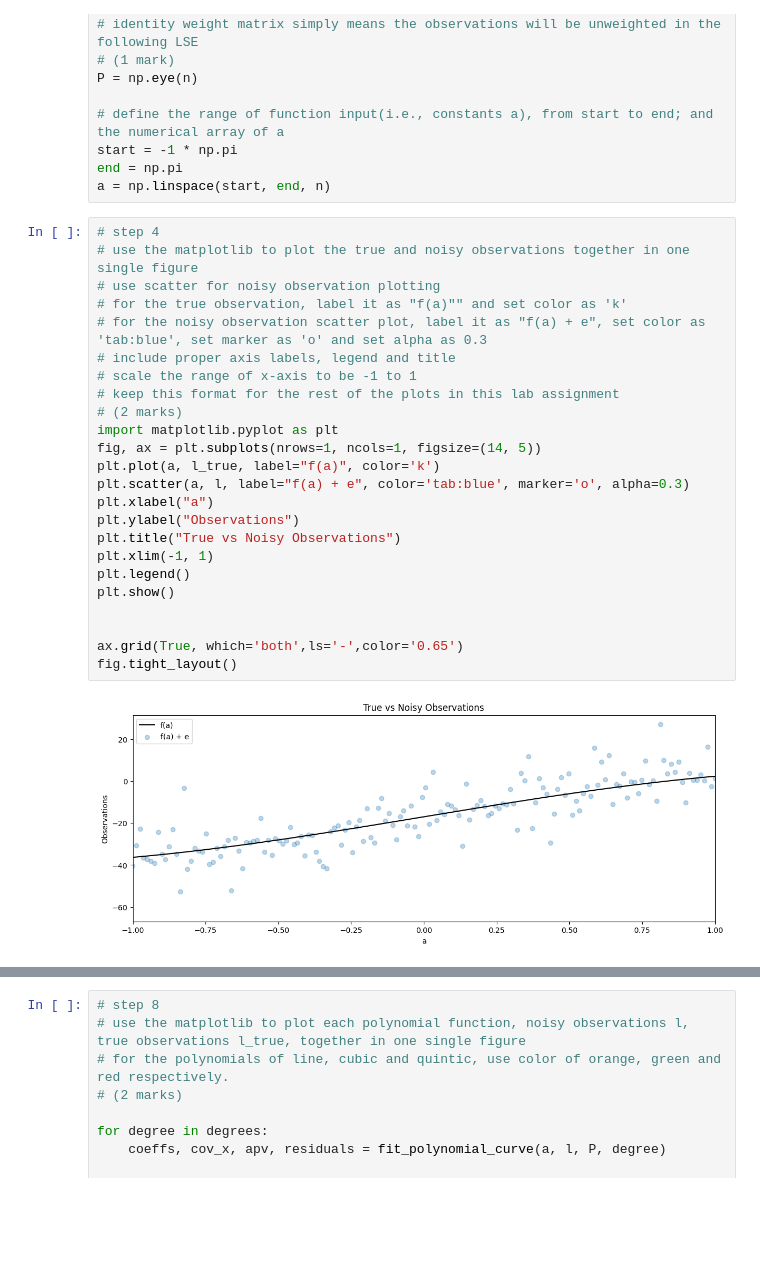
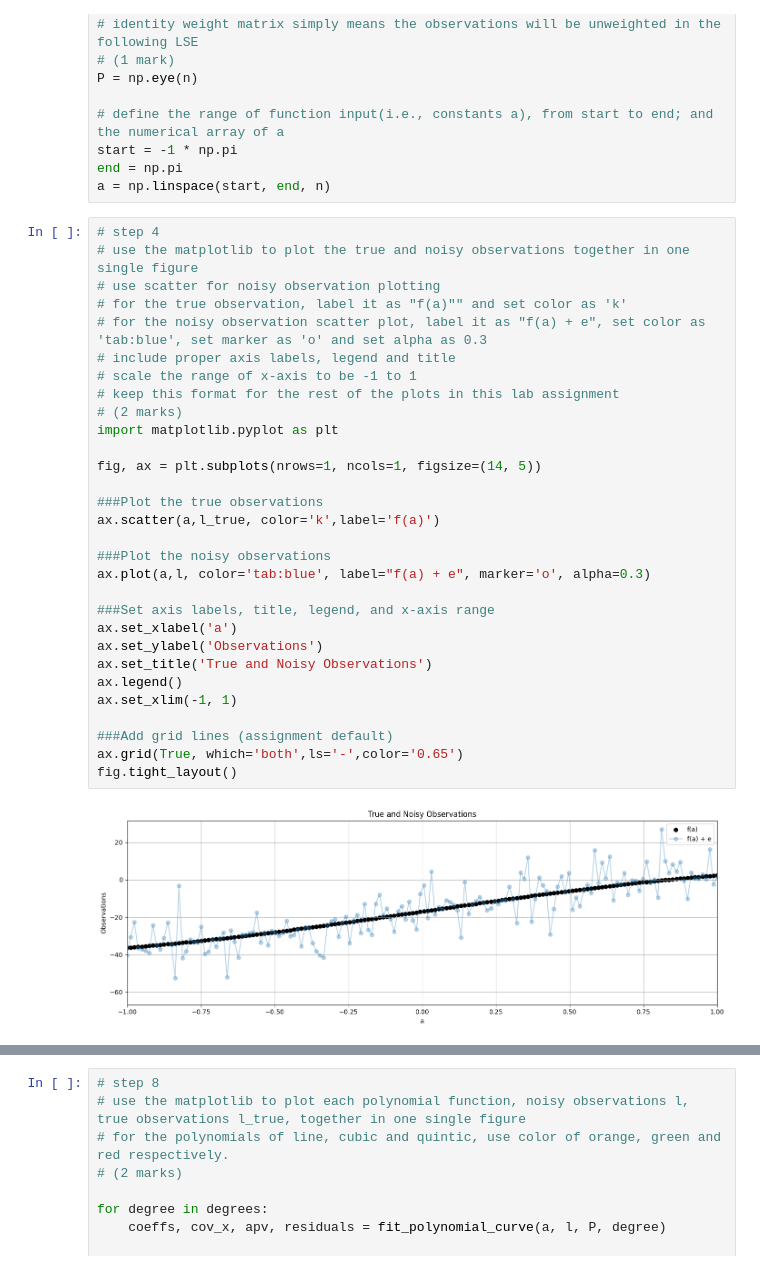
Before and after one commit to amandachoy1/engg680_2024_fall, a Jupyter notebook: Lab_Assignment_2/Assignment2.ipynb, the cells around one changed output, grey strips where cells are left out. Cells and saved outputs as stored; diff of their text form; blank space fills up the shorter version.

```diff
--- a/Lab_Assignment_2/Assignment2.ipynb
+++ b/Lab_Assignment_2/Assignment2.ipynb
@@ -92,29 +92,35 @@ a = np.linspace(start, end, n)
 # %%
 # step 4
 # use the matplotlib to plot the true and noisy observations together in one single figure
 # use scatter for noisy observation plotting
 # for the true observation, label it as "f(a)"" and set color as 'k'
 # for the noisy observation scatter plot, label it as "f(a) + e", set color as 'tab:blue', set marker as 'o' and set alpha as 0.3
 # include proper axis labels, legend and title
 # scale the range of x-axis to be -1 to 1
 # keep this format for the rest of the plots in this lab assignment
 # (2 marks)
 import matplotlib.pyplot as plt
+
 fig, ax = plt.subplots(nrows=1, ncols=1, figsize=(14, 5))
-plt.plot(a, l_true, label="f(a)", color='k')
-plt.scatter(a, l, label="f(a) + e", color='tab:blue', marker='o', alpha=0.3)
-plt.xlabel("a")
-plt.ylabel("Observations")
-plt.title("True vs Noisy Observations")
-plt.xlim(-1, 1)
-plt.legend()
-plt.show()
 
+###Plot the true observations
+ax.scatter(a,l_true, color='k',label='f(a)')
 
+###Plot the noisy observations
+ax.plot(a,l, color='tab:blue', label="f(a) + e", marker='o', alpha=0.3)
+
+###Set axis labels, title, legend, and x-axis range
+ax.set_xlabel('a')
+ax.set_ylabel('Observations')
+ax.set_title('True and Noisy Observations')
+ax.legend()
+ax.set_xlim(-1, 1)
+
+###Add grid lines (assignment default)
 ax.grid(True, which='both',ls='-',color='0.65')
 fig.tight_layout()
 # %% [output]
-[figure, old version]
+[figure, new version]
 # %%
 # step 5
 # define a curve fitting function named fit_polynomial_curve
```
Also changed, not shown: parts of 5 cells of this notebook.
